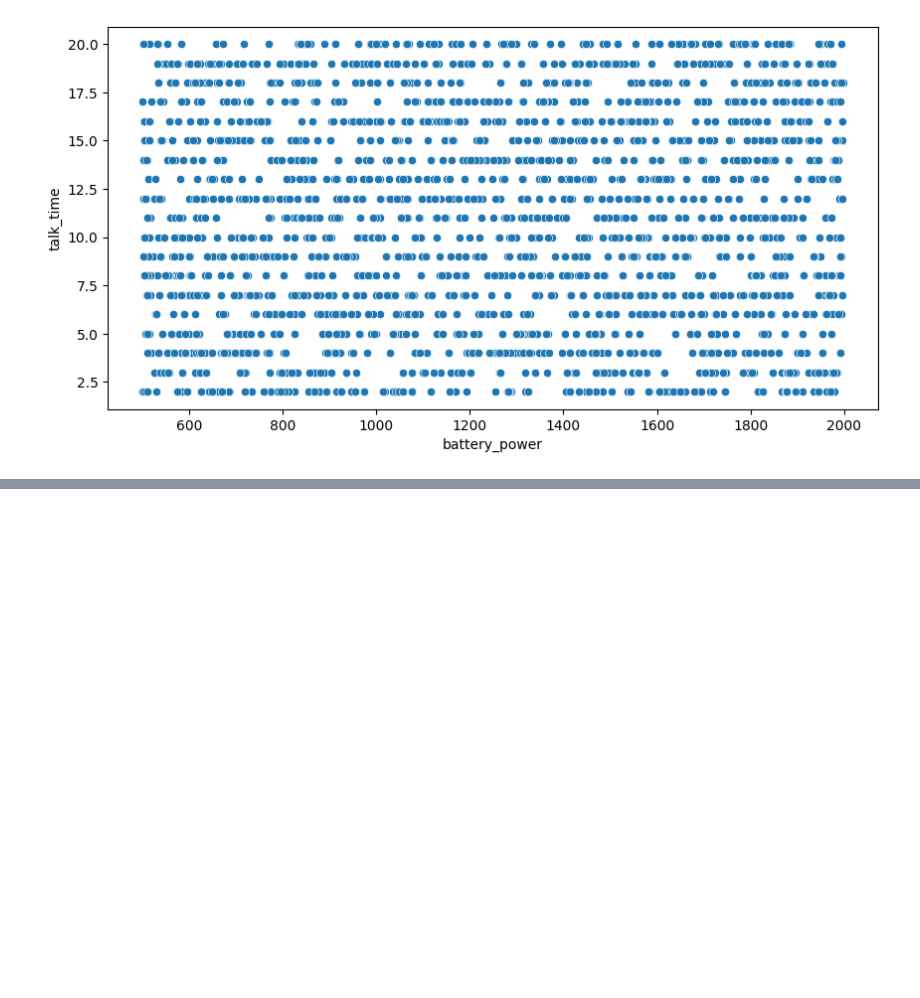
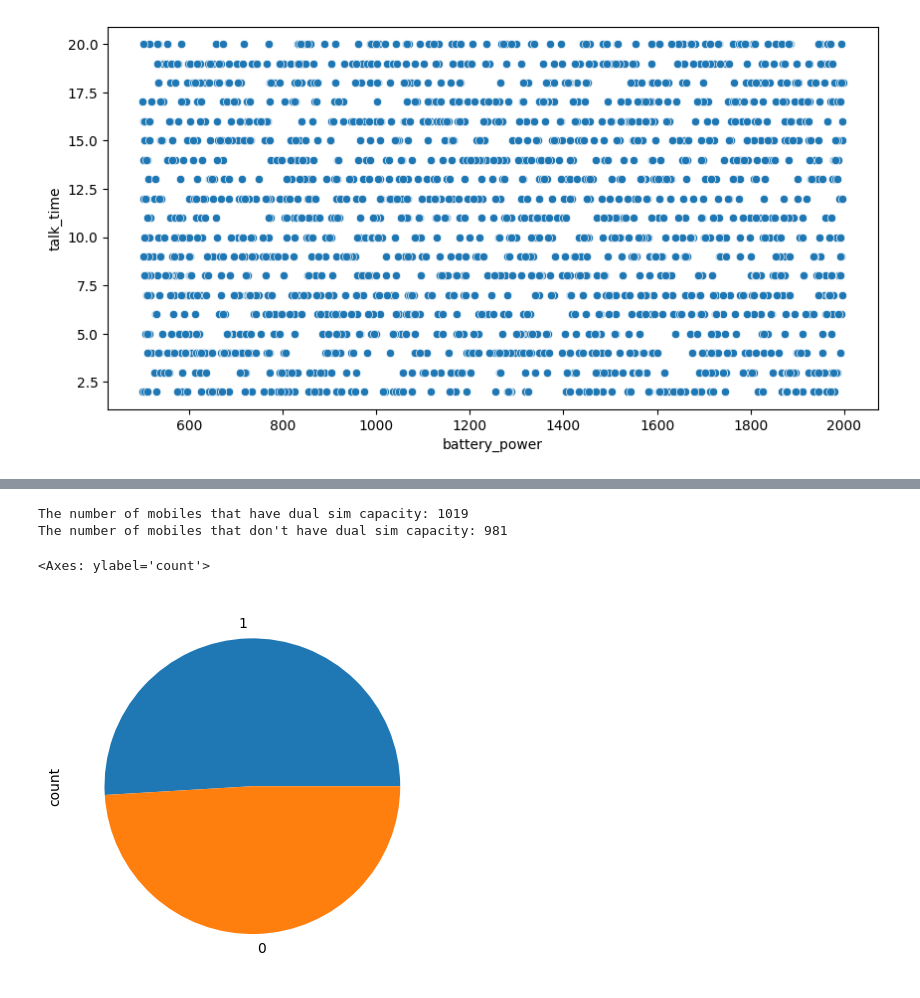
Before and after one commit to Slimcent/Classificatio_Jupyter_Files, a Jupyter notebook: Mobile Price Range Classification.ipynb, the cells around one changed output, grey strips where cells are left out. Cells and saved outputs as stored; diff of their text form; code cells hidden in the pictures; blank space fills up the shorter version.

```diff
--- a/Mobile Price Range Classification.ipynb
+++ b/Mobile Price Range Classification.ipynb
@@ -283,0 +310,12 @@ sns.scatterplot(data=mobile_train, x='battery_power', y='talk_time')
+# %%
+# Displaying number of phones which have or don't have dual simcards
+sim_count = mobile_train['dual_sim'].value_counts()
+
+print("The number of mobiles that have dual sim capacity: {}\nThe number of mobiles that don't have dual sim capacity: {}".format(sim_count[1], sim_count[0]))
+
+sim_count.plot(kind='pie')
+# %% [output]
+The number of mobiles that have dual sim capacity: 1019
+The number of mobiles that don't have dual sim capacity: 981
+<Axes: ylabel='count'>
+[figure, added]
```
Also changed, not shown: parts of 7 cells of this notebook.
